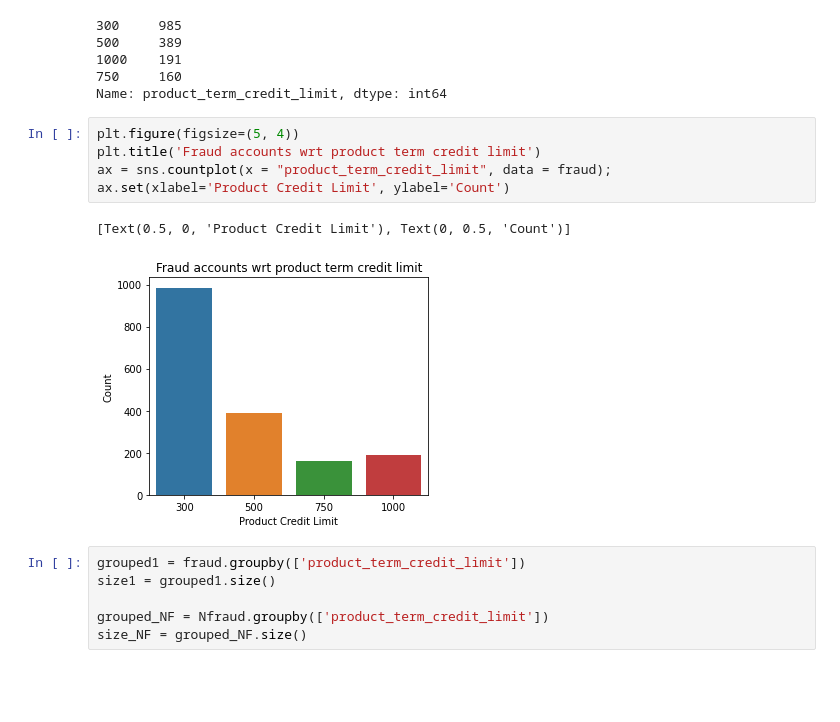
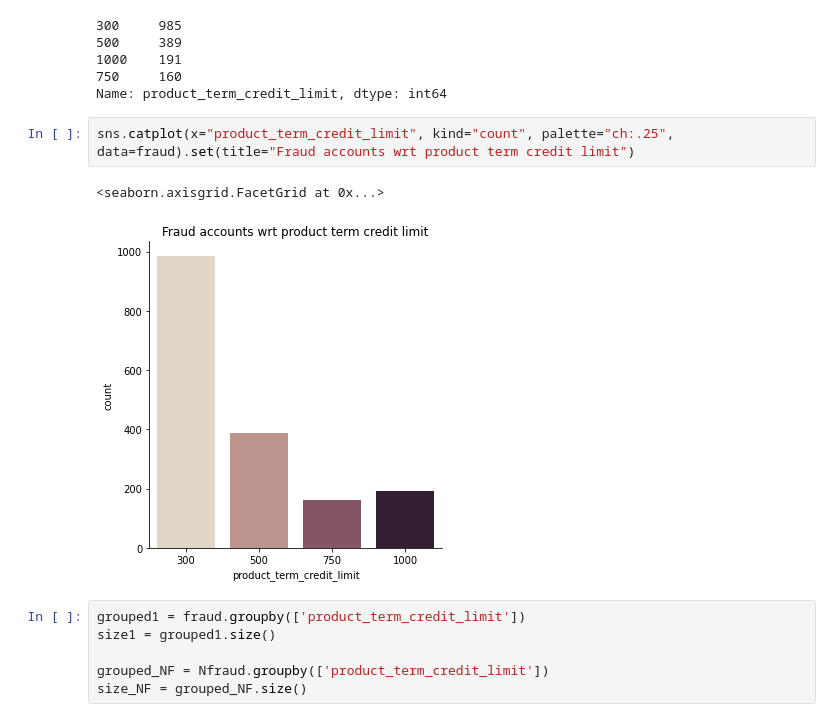
Before and after one commit to madhusanthan/Credit-Fraud-Risk-Model, a Jupyter notebook: EDA.ipynb, the cells around one changed output. Saved outputs shown, nothing was run; the diff lists cells and outputs as text; blank space fills up the shorter version.

```diff
--- a/EDA.ipynb
+++ b/EDA.ipynb
@@ -272,14 +273,11 @@ fraud['product_term_credit_limit'].value_counts()
 1000    191
 750     160
 Name: product_term_credit_limit, dtype: int64
-# %%
-plt.figure(figsize=(5, 4))
-plt.title('Fraud accounts wrt product term credit limit')
-ax = sns.countplot(x = "product_term_credit_limit", data = fraud);
-ax.set(xlabel='Product Credit Limit', ylabel='Count')
-# %% [output]
-[Text(0.5, 0, 'Product Credit Limit'), Text(0, 0.5, 'Count')]
-[figure, removed]
+# %%
+sns.catplot(x="product_term_credit_limit", kind="count", palette="ch:.25", data=fraud).set(title="Fraud accounts wrt product term credit limit")
+# %% [output]
+<seaborn.axisgrid.FacetGrid at 0x...>
+[figure, added]
 # %%
 grouped1 = fraud.groupby(['product_term_credit_limit'])
 size1 = grouped1.size()
```
Also changed, not shown: parts of 14 cells of this notebook.
